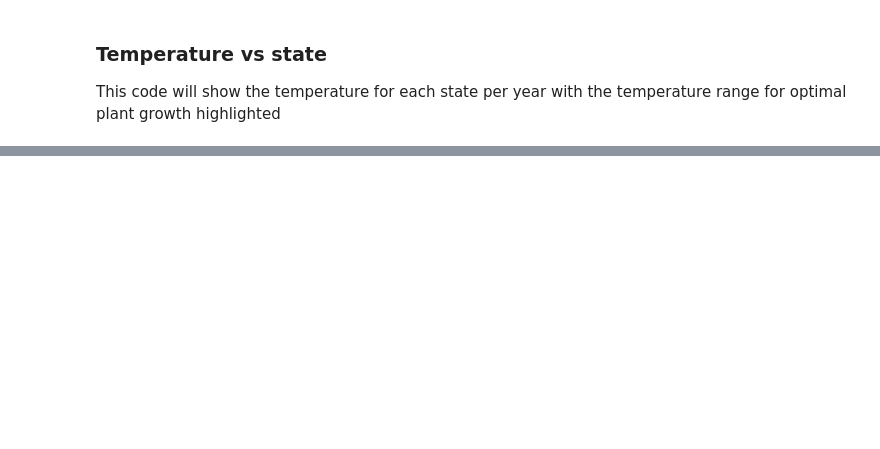
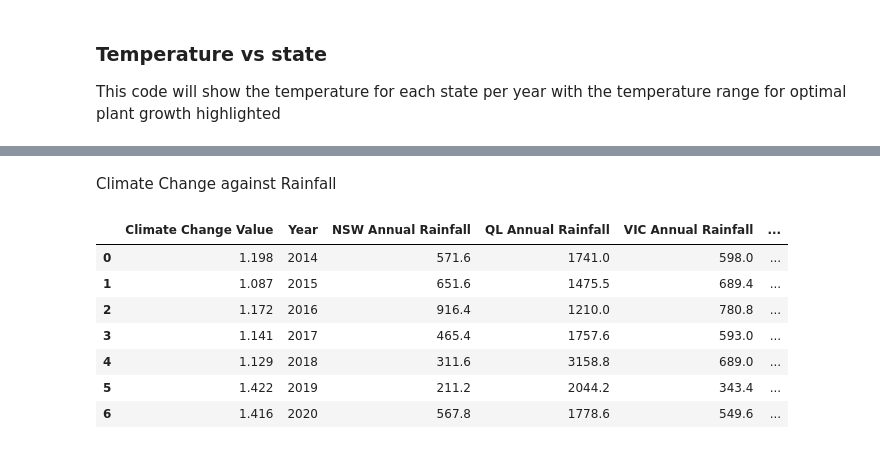
Before and after one commit to B-osborne1/project-one, a Jupyter notebook: project_main_script.ipynb, the cells around one changed output, grey strips where cells are left out. Cells and saved outputs as stored; diff of their text form; code cells hidden in the pictures; blank space fills up the shorter version.

```diff
--- a/project_main_script.ipynb
+++ b/project_main_script.ipynb
@@ -29,0 +124,4 @@ import pandas as pd # Read csv files
+# %%
+#Creating rainfall specific DataFrame (usable from 2014 onwards)
+rainfall_df = filled_df[['Year', 'NSW Annual Rainfall', 'QL Annual Rainfall', 'VIC Annual Rainfall', 'SA Annual Rainfall', 'WA Annual Rainfall']]
+rainfall_df.head()
@@ -393,0 +499,8 @@ plt.show()
+# %%
+climate_change_new_1990['Year'] = climate_change_new_1990['Year'].astype(float)
+climate_2013 = climate_change_new_1990.loc[climate_change_new_1990["Year"] > 2012]
+# %%
+climate_2013['Year'] = climate_2013['Year'].astype(int)
+
+cc_weather = pd.merge(climate_2013, city_temp, how='left', on='Year')
+qld_cc_weather = cc_weather.dropna()
@@ -393,0 +629,15 @@ plt.show()
+# %% [markdown]
+Climate Change against Rainfall
+# %%
+climate_2014 = climate_2013.loc[climate_2013['Year'] > 2013]
+cc_rain = pd.merge(climate_2014, rainfall_df, how='left', on='Year')
+cc_rain
+# %% [output]
+|  | Climate Change Value | Year | NSW Annual Rainfall | QL Annual Rainfall | VIC Annual Rainfall | ... |
+| 0 | 1.198 | 2014 | 571.6 | 1741.0 | 598.0 | ... |
+| 1 | 1.087 | 2015 | 651.6 | 1475.5 | 689.4 | ... |
+| 2 | 1.172 | 2016 | 916.4 | 1210.0 | 780.8 | ... |
+| 3 | 1.141 | 2017 | 465.4 | 1757.6 | 593.0 | ... |
+| 4 | 1.129 | 2018 | 311.6 | 3158.8 | 689.0 | ... |
+| 5 | 1.422 | 2019 | 211.2 | 2044.2 | 343.4 | ... |
+| 6 | 1.416 | 2020 | 567.8 | 1778.6 | 549.6 | ... |
```
Also changed, not shown: parts of 23 cells of this notebook.
